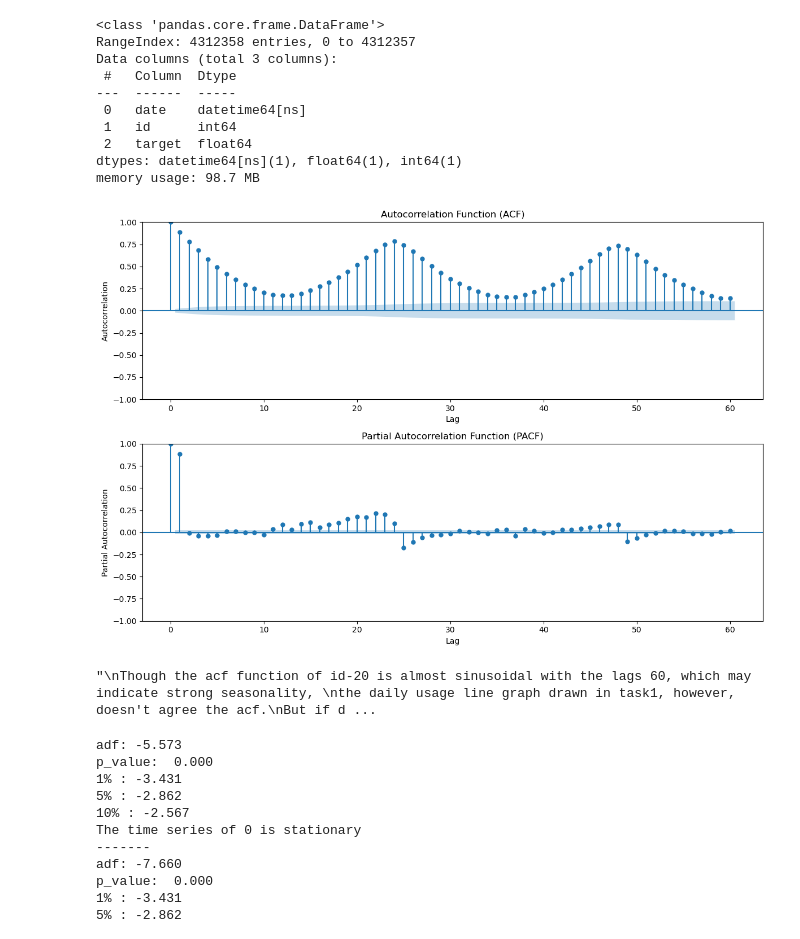
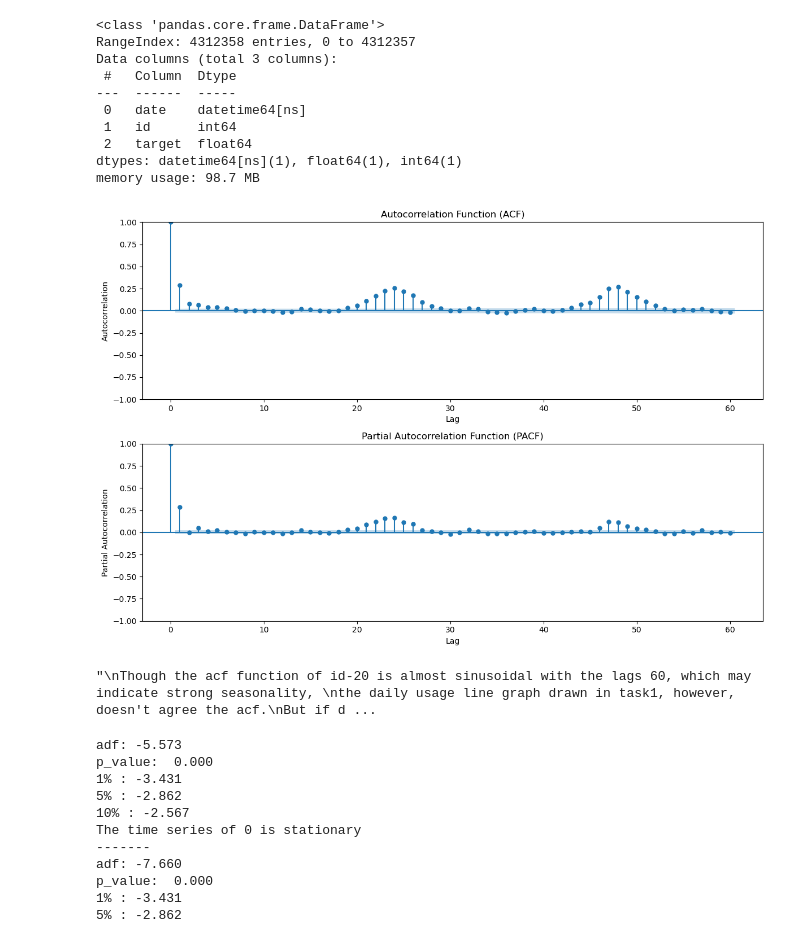
Before and after one commit to InhabitancyCocoon/energy-consumption-forecasting, a Jupyter notebook: task3-ACF-and-PACF-visualization/task3.ipynb, the cells around one changed output. Saved outputs shown, nothing was run; the diff lists cells and outputs as text; code cells hidden in the pictures.

```diff
--- a/task3-ACF-and-PACF-visualization/task3.ipynb
+++ b/task3-ACF-and-PACF-visualization/task3.ipynb
@@ -21,36 +21,36 @@ memory usage: 98.7 MB
 # %%
 import pandas as pd
 import matplotlib.pyplot as plt
 from statsmodels.graphics.tsaplots import plot_acf, plot_pacf
 
 
 # Create a single figure with two subplots
 fig, (ax1, ax2) = plt.subplots(2, 1, figsize=(12, 8))
 
 # Plot the ACF on the first subplot
-plot_acf(train_data[train_data['id'] == 20]['target'], lags=60, ax=ax1)
+plot_acf(train_data[train_data['id'] == 1]['target'], lags=60, ax=ax1)
 ax1.set_xlabel('Lag')
 ax1.set_ylabel('Autocorrelation')
 ax1.set_title('Autocorrelation Function (ACF)')
 
 # Plot the PACF on the second subplot
-plot_pacf(train_data[train_data['id'] == 20]['target'], lags=60, ax=ax2)
+plot_pacf(train_data[train_data['id'] == 1]['target'], lags=60, ax=ax2)
 ax2.set_xlabel('Lag')
 ax2.set_ylabel('Partial Autocorrelation')
 ax2.set_title('Partial Autocorrelation Function (PACF)')
 
 plt.tight_layout()
 plt.show()
 
 """
 Though the acf function of id-20 is almost sinusoidal with the lags 60, which may indicate strong seasonality,
 the daily usage line graph drawn in task1, however, doesn't agree the acf.
 But if de-trend the daily usage of id-20, the result indeed shows the seasonality.
 In summary, the acf indicates a high order of moving average(MA) model(sinusoidal),
 the pacf indicates a low order of autoregressive(AR) model(drops significantly even with 2 lags).
 """
 # %% [output]
-[figure, old version]
+[figure, new version]
 "\nThough the acf function of id-20 is almost sinusoidal with the lags 60, which may indicate strong seasonality, \nthe daily usage line graph drawn in task1, however, doesn't agree the acf.\nBut if d ...
 # %%
 import statsmodels as sm
```
Also changed, not shown: 1 other file.
